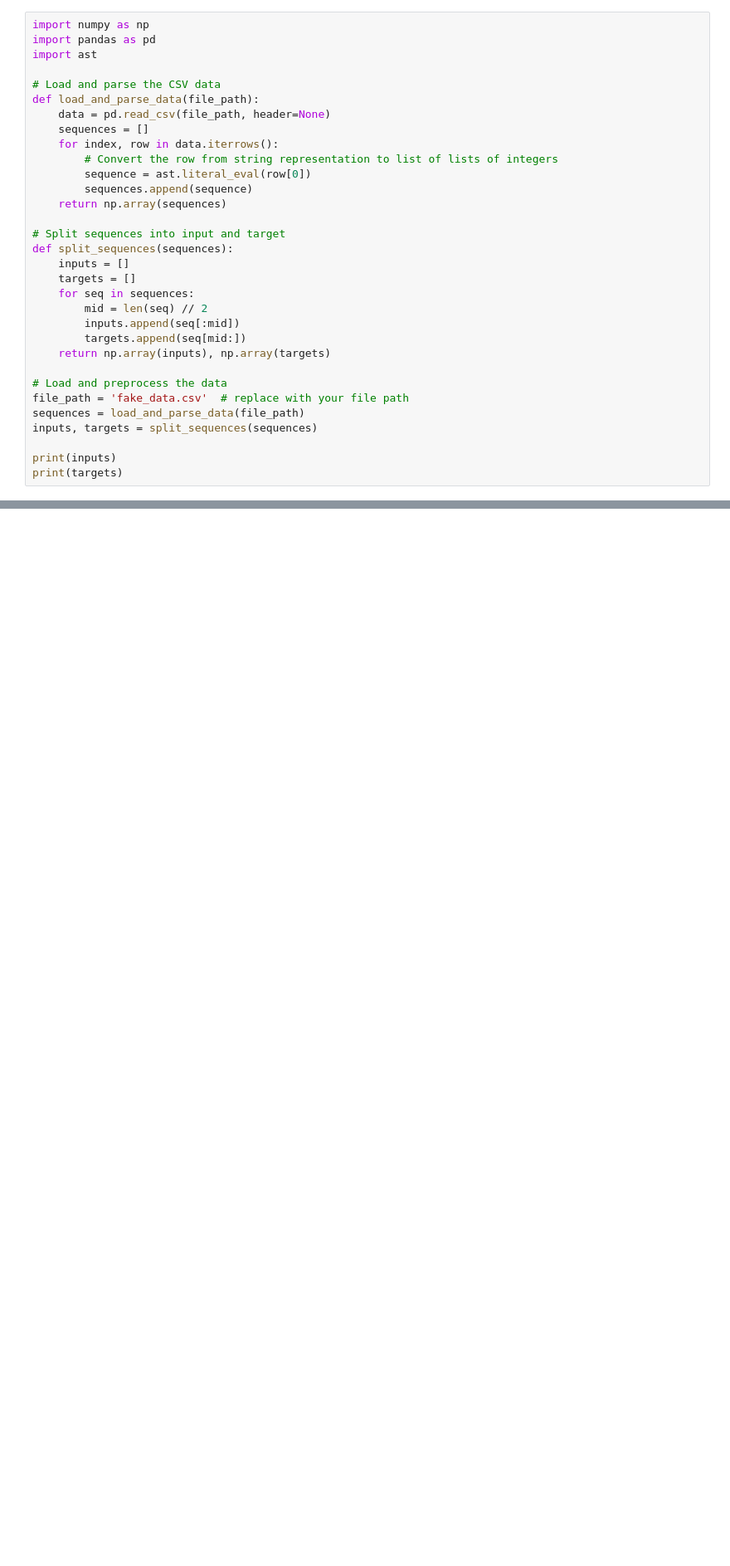
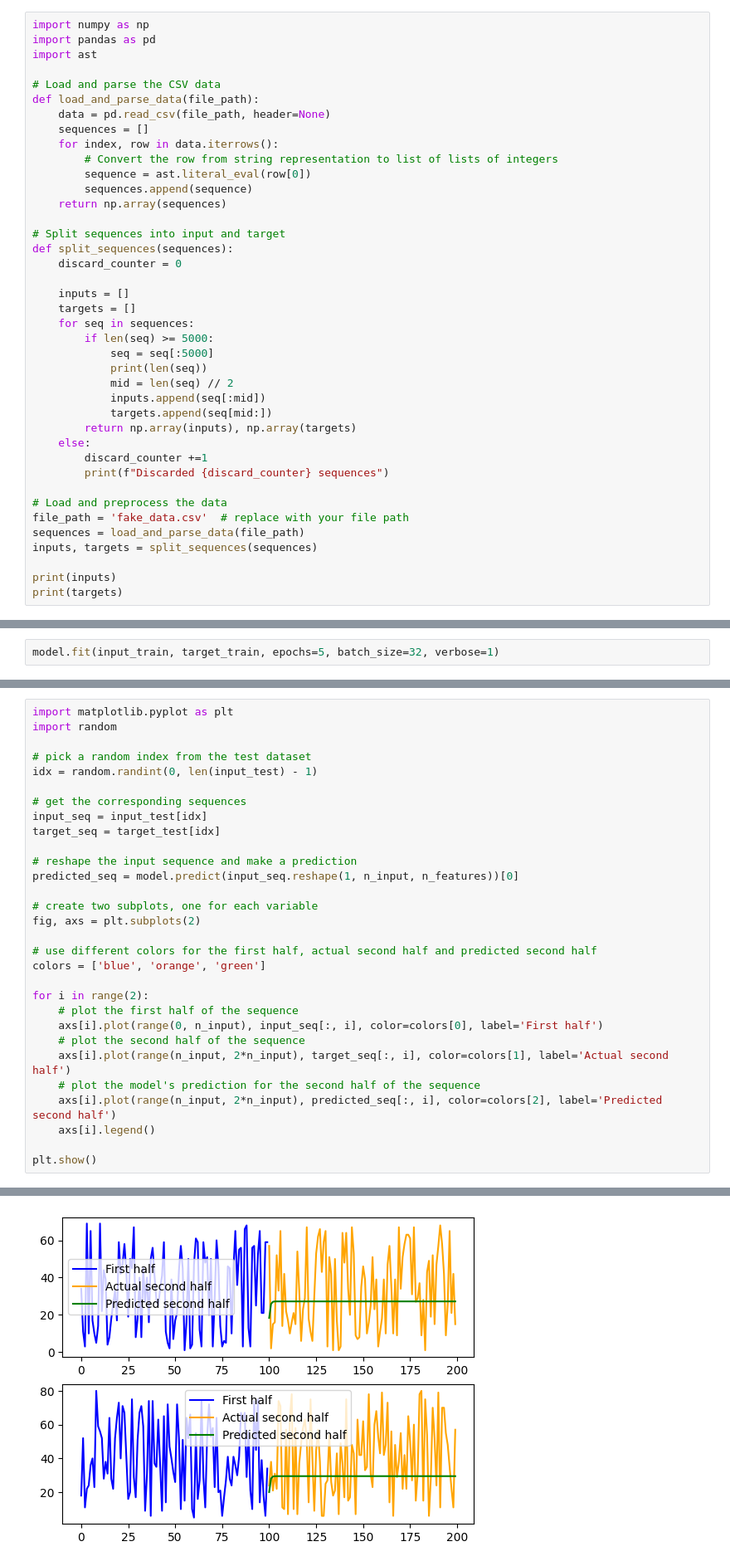
Before and after one commit to Stasieniec/Collective-Intelligence, a Jupyter notebook: Final_assignment.ipynb, the cells around one changed output, grey strips where cells are left out. Shown: that part at 83% size. Saved outputs shown, nothing was run; the diff lists cells and outputs as text; blank space fills up the shorter version.

```diff
--- a/Final_assignment.ipynb
+++ b/Final_assignment.ipynb
@@ -31,13 +101,21 @@ def load_and_parse_data(file_path):
 
 # Split sequences into input and target
 def split_sequences(sequences):
+    discard_counter = 0
+
     inputs = []
     targets = []
     for seq in sequences:
-        mid = len(seq) // 2
-        inputs.append(seq[:mid])
-        targets.append(seq[mid:])
-    return np.array(inputs), np.array(targets)
+        if len(seq) >= 5000:
+            seq = seq[:5000]
+            print(len(seq))
+            mid = len(seq) // 2
+            inputs.append(seq[:mid])
+            targets.append(seq[mid:])
+        return np.array(inputs), np.array(targets)
+    else:
+        discard_counter +=1
+        print(f"Discarded {discard_counter} sequences")
 
 # Load and preprocess the data
 file_path = 'fake_data.csv'  # replace with your file path
@@ -253,0 +186,2 @@ plt.show()
+# %%
+model.fit(input_train, target_train, epochs=5, batch_size=32, verbose=1)
@@ -253,0 +199,31 @@ plt.show()
+# %%
+import matplotlib.pyplot as plt
+import random
+
+# pick a random index from the test dataset
+idx = random.randint(0, len(input_test) - 1)
+
+# get the corresponding sequences
+input_seq = input_test[idx]
+target_seq = target_test[idx]
+
+# reshape the input sequence and make a prediction
+predicted_seq = model.predict(input_seq.reshape(1, n_input, n_features))[0]
+
+# create two subplots, one for each variable
+fig, axs = plt.subplots(2)
+
+# use different colors for the first half, actual second half and predicted second half
+colors = ['blue', 'orange', 'green']
+
+for i in range(2):
+    # plot the first half of the sequence
+    axs[i].plot(range(0, n_input), input_seq[:, i], color=colors[0], label='First half')
+    # plot the second half of the sequence
+    axs[i].plot(range(n_input, 2*n_input), target_seq[:, i], color=colors[1], label='Actual second half')
+    # plot the model's prediction for the second half of the sequence
+    axs[i].plot(range(n_input, 2*n_input), predicted_seq[:, i], color=colors[2], label='Predicted second half')
+    axs[i].legend()
+
+plt.show()
+# %% [output]
@@ -253,0 +231 @@ plt.show()
+[figure, added]
```
Also changed, not shown: parts of 13 cells of this notebook, 5 other files.
